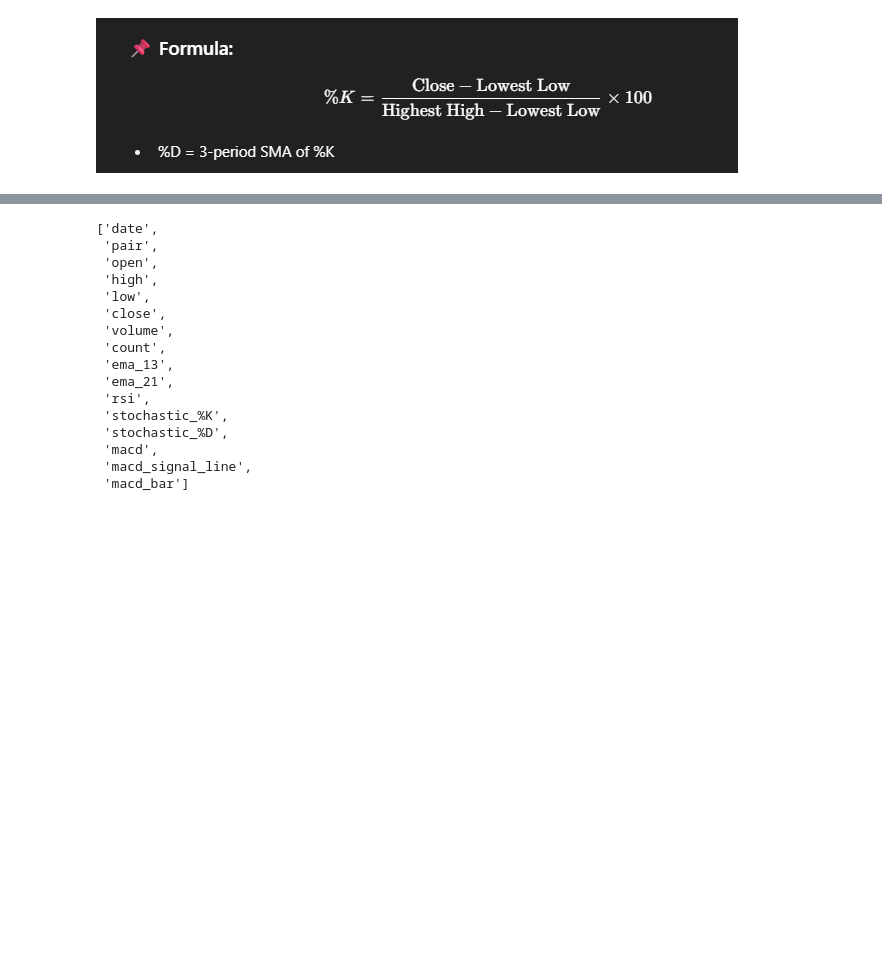
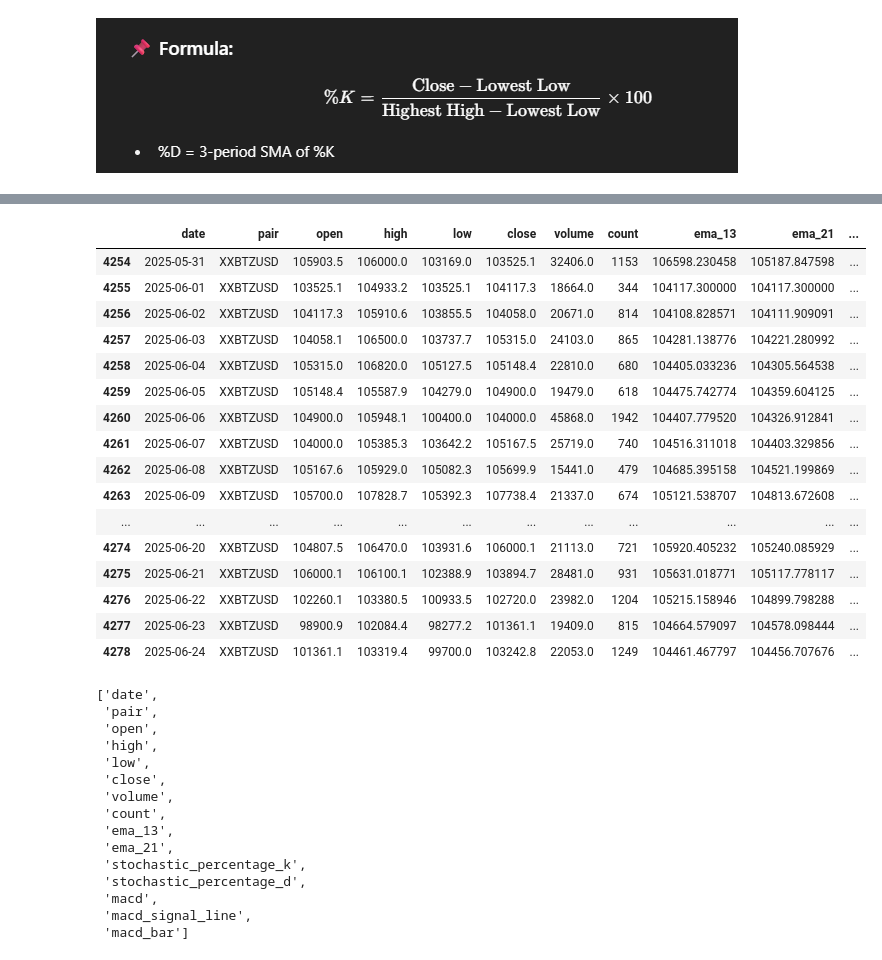
Before and after one commit to marcellinus-witarsah/llm-crypto-technical-analyzer-app, a Jupyter notebook: notebooks/playground.ipynb, the cells around one changed output, grey strips where cells are left out. Cells and saved outputs as stored; diff of their text form; code cells hidden in the pictures; blank space fills up the shorter version.

```diff
--- a/notebooks/playground.ipynb
+++ b/notebooks/playground.ipynb
@@ -137,0 +213,6 @@ df['macd_bar'] = macd_bar
+# %%
+tsdb_ops = TimescaleDBOps()
+columns, data = tsdb_ops.read_data("gold.ohlc_ta_daily")
+df = pd.DataFrame(data=data, columns=columns)
+df = df.sort_values("date").reset_index(drop=True)
+df["date"] = pd.to_datetime(df["date"])
@@ -229,3 +366,23 @@ See the caveats in the documentation: https://pandas.pydata.org/pandas-docs/stab
+# %%
+df[df['date'] >= '2025-05-31']
+# %% [output]
+|  | date | pair | open | high | low | close | volume | count | ema_13 | ema_21 | ... |
+| 4254 | 2025-05-31 | XXBTZUSD | 105903.5 | 106000.0 | 103169.0 | 103525.1 | 32406.0 | 1153 | 106598.230458 | 105187.847598 | ... |
+| 4255 | 2025-06-01 | XXBTZUSD | 103525.1 | 104933.2 | 103525.1 | 104117.3 | 18664.0 | 344 | 104117.300000 | 104117.300000 | ... |
+| 4256 | 2025-06-02 | XXBTZUSD | 104117.3 | 105910.6 | 103855.5 | 104058.0 | 20671.0 | 814 | 104108.828571 | 104111.909091 | ... |
+| 4257 | 2025-06-03 | XXBTZUSD | 104058.1 | 106500.0 | 103737.7 | 105315.0 | 24103.0 | 865 | 104281.138776 | 104221.280992 | ... |
+| 4258 | 2025-06-04 | XXBTZUSD | 105315.0 | 106820.0 | 105127.5 | 105148.4 | 22810.0 | 680 | 104405.033236 | 104305.564538 | ... |
+| 4259 | 2025-06-05 | XXBTZUSD | 105148.4 | 105587.9 | 104279.0 | 104900.0 | 19479.0 | 618 | 104475.742774 | 104359.604125 | ... |
+| 4260 | 2025-06-06 | XXBTZUSD | 104900.0 | 105948.1 | 100400.0 | 104000.0 | 45868.0 | 1942 | 104407.779520 | 104326.912841 | ... |
+| 4261 | 2025-06-07 | XXBTZUSD | 104000.0 | 105385.3 | 103642.2 | 105167.5 | 25719.0 | 740 | 104516.311018 | 104403.329856 | ... |
+| 4262 | 2025-06-08 | XXBTZUSD | 105167.6 | 105929.0 | 105082.3 | 105699.9 | 15441.0 | 479 | 104685.395158 | 104521.199869 | ... |
+| 4263 | 2025-06-09 | XXBTZUSD | 105700.0 | 107828.7 | 105392.3 | 107738.4 | 21337.0 | 674 | 105121.538707 | 104813.672608 | ... |
+| ... | ... | ... | ... | ... | ... | ... | ... | ... | ... | ... | ... |
+| 4274 | 2025-06-20 | XXBTZUSD | 104807.5 | 106470.0 | 103931.6 | 106000.1 | 21113.0 | 721 | 105920.405232 | 105240.085929 | ... |
+| 4275 | 2025-06-21 | XXBTZUSD | 106000.1 | 106100.1 | 102388.9 | 103894.7 | 28481.0 | 931 | 105631.018771 | 105117.778117 | ... |
+| 4276 | 2025-06-22 | XXBTZUSD | 102260.1 | 103380.5 | 100933.5 | 102720.0 | 23982.0 | 1204 | 105215.158946 | 104899.798288 | ... |
+| 4277 | 2025-06-23 | XXBTZUSD | 98900.9 | 102084.4 | 98277.2 | 101361.1 | 19409.0 | 815 | 104664.579097 | 104578.098444 | ... |
+| 4278 | 2025-06-24 | XXBTZUSD | 101361.1 | 103319.4 | 99700.0 | 103242.8 | 22053.0 | 1249 | 104461.467797 | 104456.707676 | ... |
 # %%
 df.columns.tolist()
 # df.values.tolist()
@@ -240,9 +397,8 @@ df.columns.tolist()
  'count',
  'ema_13',
  'ema_21',
- 'rsi',
- 'stochastic_%K',
- 'stochastic_%D',
+ 'stochastic_percentage_k',
+ 'stochastic_percentage_d',
  'macd',
  'macd_signal_line',
  'macd_bar']
```
Also changed, not shown: parts of 19 cells of this notebook, 8 other files.
